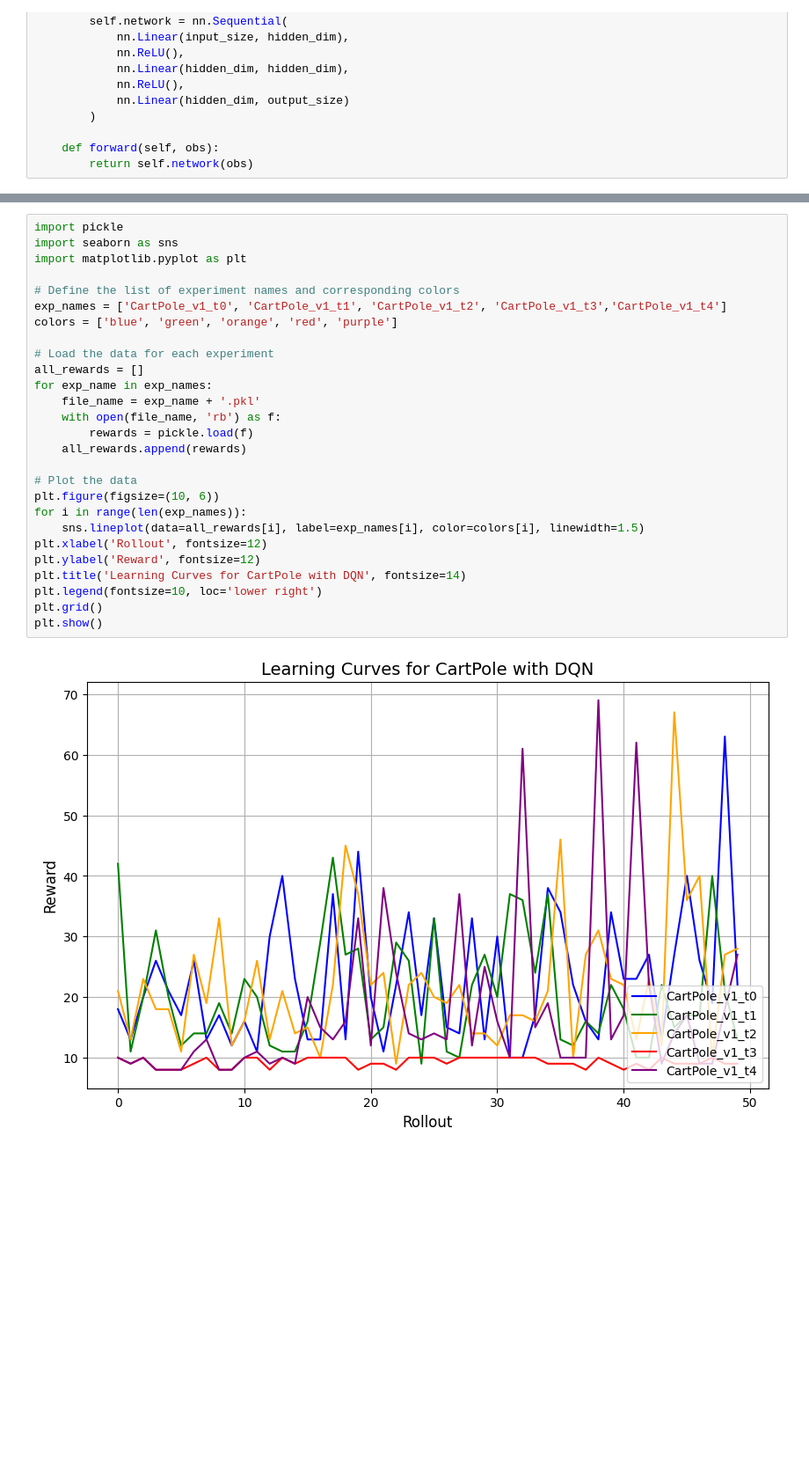
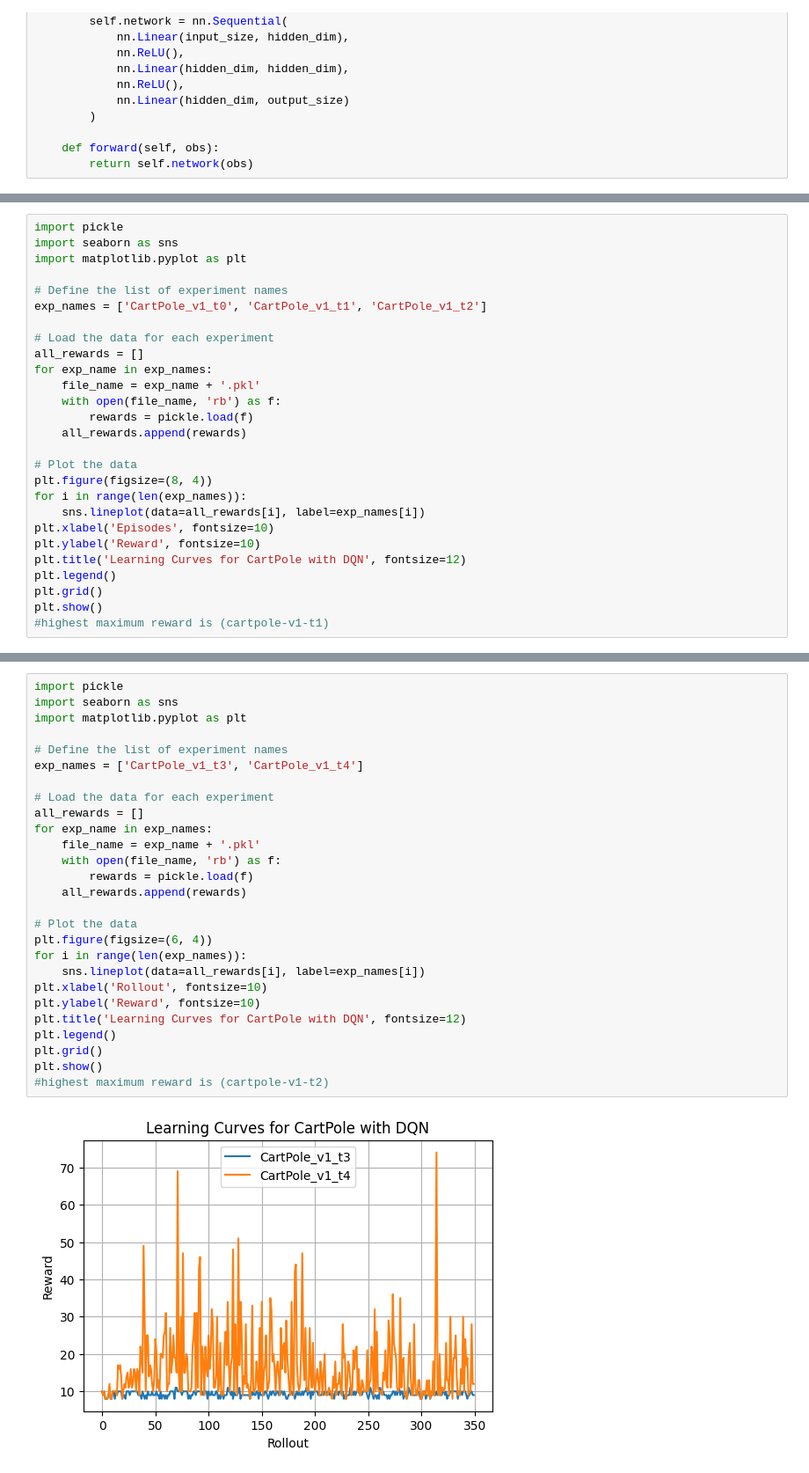
Before and after one commit to Naveyah0607/Assignment2, a Jupyter notebook: DQN_Assgnmt2.ipynb, the cells around one changed output, grey strips where cells are left out. Shown: that part at 88% size. Drawn from its saved outputs; the diff is of its cells as text; blank space fills up the shorter version.

```diff
--- a/DQN_Assgnmt2.ipynb
+++ b/DQN_Assgnmt2.ipynb
@@ -421,0 +320,27 @@ Moviepy - video ready /content/drive/MyDrive/Assgnmt2_DQN/CartPole/rl-video-epis
+# %%
+import pickle
+import seaborn as sns
+import matplotlib.pyplot as plt
+
+# Define the list of experiment names
+exp_names = ['CartPole_v1_t0', 'CartPole_v1_t1', 'CartPole_v1_t2']
+
+# Load the data for each experiment
+all_rewards = []
+for exp_name in exp_names:
+    file_name = exp_name + '.pkl'
+    with open(file_name, 'rb') as f:
+        rewards = pickle.load(f)
+    all_rewards.append(rewards)
+
+# Plot the data
+plt.figure(figsize=(8, 4))
+for i in range(len(exp_names)):
+    sns.lineplot(data=all_rewards[i], label=exp_names[i])
+plt.xlabel('Episodes', fontsize=10)
+plt.ylabel('Reward', fontsize=10)
+plt.title('Learning Curves for CartPole with DQN', fontsize=12)
+plt.legend()
+plt.grid()
+plt.show()
+#highest maximum reward is (cartpole-v1-t1)
@@ -422,29 +459,29 @@ Moviepy - video ready /content/drive/MyDrive/Assgnmt2_DQN/CartPole/rl-video-epis
 # %%
 import pickle
 import seaborn as sns
 import matplotlib.pyplot as plt
 
-# Define the list of experiment names and corresponding colors
-exp_names = ['CartPole_v1_t0', 'CartPole_v1_t1', 'CartPole_v1_t2', 'CartPole_v1_t3','CartPole_v1_t4']
-colors = ['blue', 'green', 'orange', 'red', 'purple']
+# Define the list of experiment names
+exp_names = ['CartPole_v1_t3', 'CartPole_v1_t4']
 
 # Load the data for each experiment
 all_rewards = []
 for exp_name in exp_names:
     file_name = exp_name + '.pkl'
     with open(file_name, 'rb') as f:
         rewards = pickle.load(f)
     all_rewards.append(rewards)
 
 # Plot the data
-plt.figure(figsize=(10, 6))
+plt.figure(figsize=(6, 4))
 for i in range(len(exp_names)):
-    sns.lineplot(data=all_rewards[i], label=exp_names[i], color=colors[i], linewidth=1.5)
-plt.xlabel('Rollout', fontsize=12)
-plt.ylabel('Reward', fontsize=12)
-plt.title('Learning Curves for CartPole with DQN', fontsize=14)
-plt.legend(fontsize=10, loc='lower right')
+    sns.lineplot(data=all_rewards[i], label=exp_names[i])
+plt.xlabel('Rollout', fontsize=10)
+plt.ylabel('Reward', fontsize=10)
+plt.title('Learning Curves for CartPole with DQN', fontsize=12)
+plt.legend()
 plt.grid()
 plt.show()
+#highest maximum reward is (cartpole-v1-t2)
 # %% [output]
-[figure, old version]
+[figure, new version]
```
Also changed, not shown: parts of 5 cells of this notebook.
